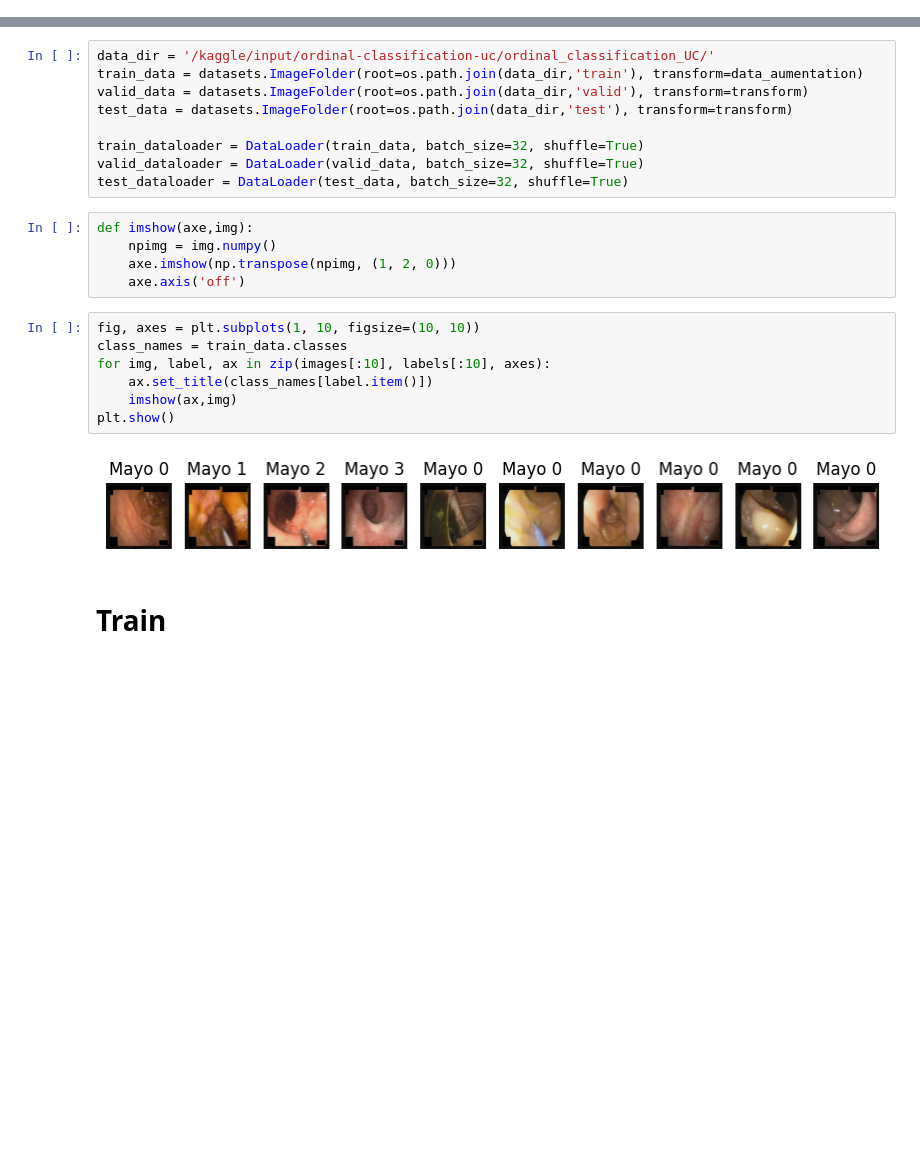
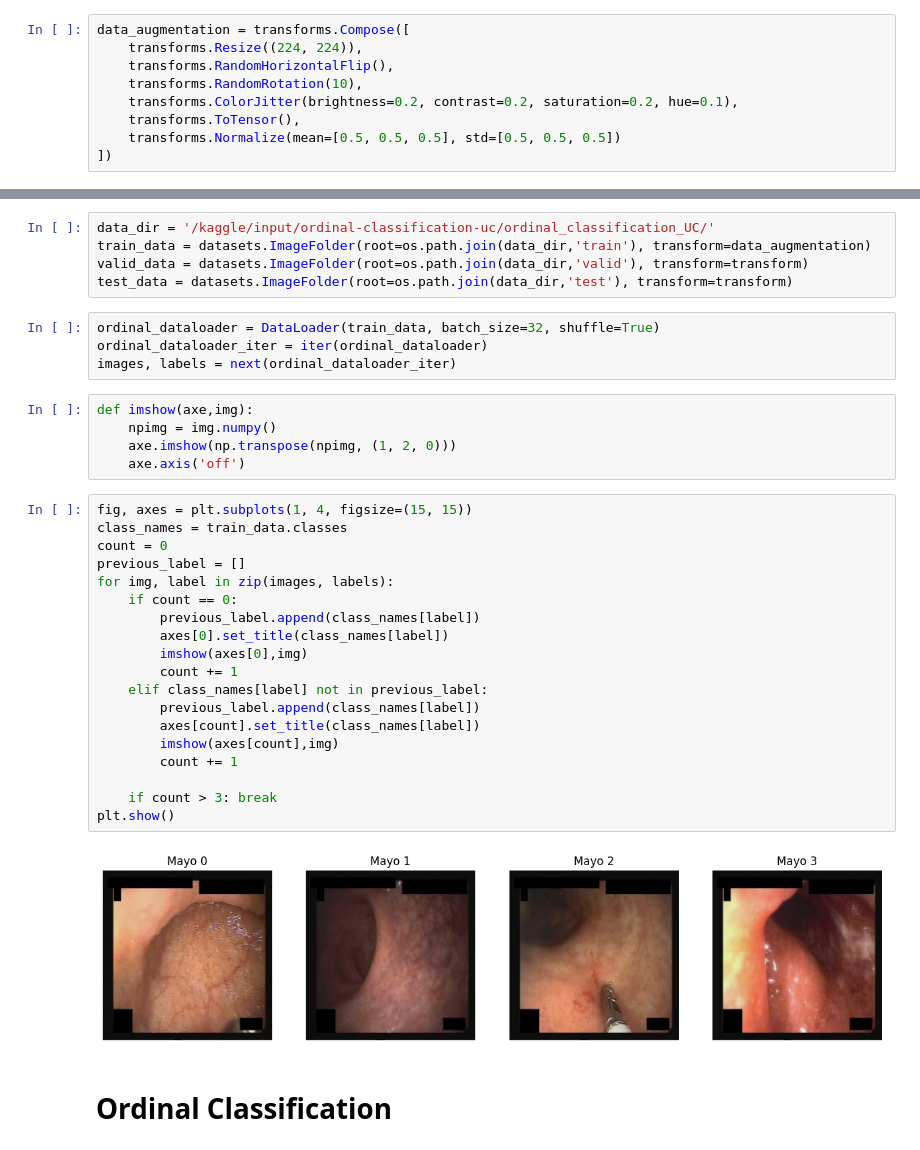
Before and after one commit to MauricioAI/ordinal_fine_grained_classification, a Jupyter notebook: ordinal-fine-grained-classification.ipynb, the cells around one changed output, grey strips where cells are left out. Saved outputs shown, nothing was run; the diff lists cells and outputs as text; blank space fills up the shorter version.

Commit message:
Kaggle Notebook | ordinal_fine_grained_classification | Version 1

```diff
--- a/ordinal-fine-grained-classification.ipynb
+++ b/ordinal-fine-grained-classification.ipynb
@@ -28,0 +31,9 @@ data_augmentation = A.Compose([
+# %%
+data_augmentation = transforms.Compose([
+    transforms.Resize((224, 224)),
+    transforms.RandomHorizontalFlip(),
+    transforms.RandomRotation(10),
+    transforms.ColorJitter(brightness=0.2, contrast=0.2, saturation=0.2, hue=0.1),
+    transforms.ToTensor(),
+    transforms.Normalize(mean=[0.5, 0.5, 0.5], std=[0.5, 0.5, 0.5])
+])
@@ -29,25 +42,37 @@ data_augmentation = A.Compose([
 # %%
 data_dir = '/kaggle/input/ordinal-classification-uc/ordinal_classification_UC/'
-train_data = datasets.ImageFolder(root=os.path.join(data_dir,'train'), transform=data_aumentation)
+train_data = datasets.ImageFolder(root=os.path.join(data_dir,'train'), transform=data_augmentation)
 valid_data = datasets.ImageFolder(root=os.path.join(data_dir,'valid'), transform=transform)
 test_data = datasets.ImageFolder(root=os.path.join(data_dir,'test'), transform=transform)
-
-train_dataloader = DataLoader(train_data, batch_size=32, shuffle=True)
-valid_dataloader = DataLoader(valid_data, batch_size=32, shuffle=True)
-test_dataloader = DataLoader(test_data, batch_size=32, shuffle=True)
+# %%
+ordinal_dataloader = DataLoader(train_data, batch_size=32, shuffle=True)
+ordinal_dataloader_iter = iter(ordinal_dataloader)
+images, labels = next(ordinal_dataloader_iter)
 # %%
 def imshow(axe,img):
     npimg = img.numpy()
     axe.imshow(np.transpose(npimg, (1, 2, 0)))
     axe.axis('off')
 # %%
-fig, axes = plt.subplots(1, 10, figsize=(10, 10))
+fig, axes = plt.subplots(1, 4, figsize=(15, 15))
 class_names = train_data.classes
-for img, label, ax in zip(images[:10], labels[:10], axes):
-    ax.set_title(class_names[label.item()])
-    imshow(ax,img)
+count = 0
+previous_label = []
+for img, label in zip(images, labels):
+    if count == 0:
+        previous_label.append(class_names[label])
+        axes[0].set_title(class_names[label])
+        imshow(axes[0],img)
+        count += 1
+    elif class_names[label] not in previous_label:
+        previous_label.append(class_names[label])
+        axes[count].set_title(class_names[label])
+        imshow(axes[count],img)
+        count += 1
+
+    if count > 3: break
 plt.show()
 # %% [output]
-[figure, old version]
+[figure, new version]
 # %% [markdown]
-<h1>Train</h1>
+<h1>Ordinal Classification</h1>
```
Also changed, not shown: parts of 24 cells of this notebook.
